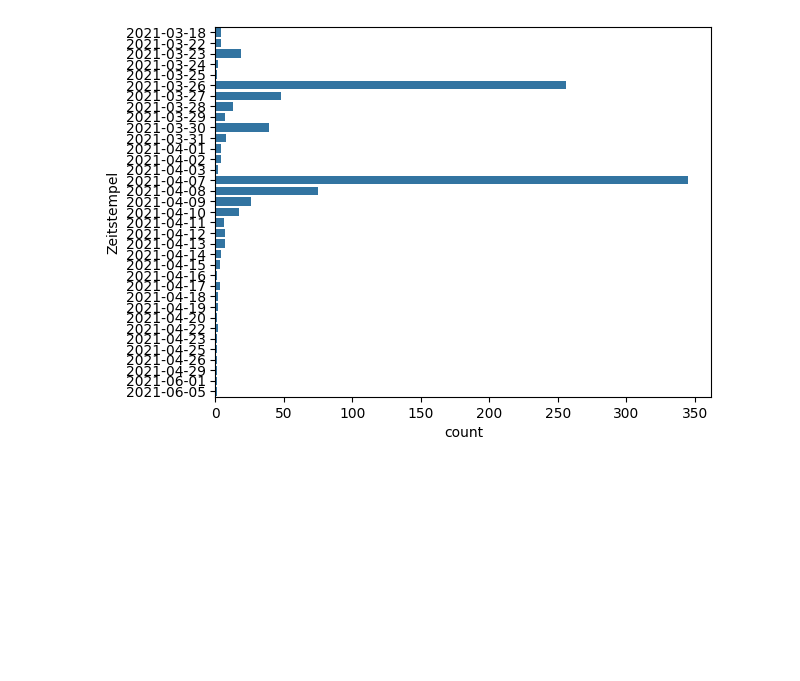
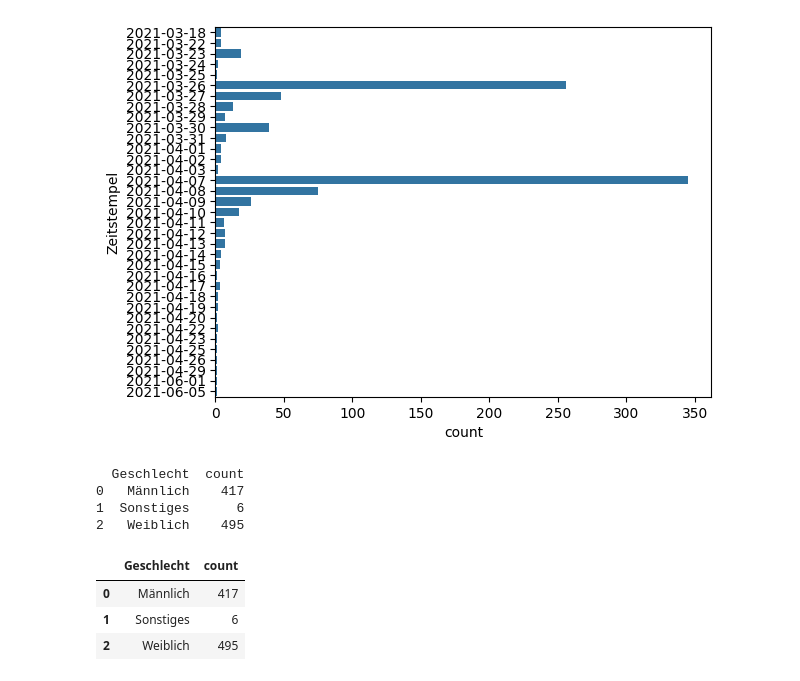
Before and after one commit to s2110458011/BA2024, a Jupyter notebook: src/testing/simple_chart.ipynb, the cells around one changed output. Saved outputs shown, nothing was run; the diff lists cells and outputs as text; code cells hidden in the pictures; blank space fills up the shorter version.

```diff
--- a/src/testing/simple_chart.ipynb
+++ b/src/testing/simple_chart.ipynb
@@ -55,0 +67,12 @@ sns.barplot(df_counts, y='Zeitstempel', x='count')
+# %%
+chart_data = get_data_for_simple_chart(data, 'Geschlecht')
+chart_data
+# %% [output]
+  Geschlecht  count
+0   Männlich    417
+1  Sonstiges      6
+2   Weiblich    495
+|  | Geschlecht | count |
+| 0 | Männlich | 417 |
+| 1 | Sonstiges | 6 |
+| 2 | Weiblich | 495 |
```
Also changed, not shown: parts of 5 cells of this notebook, 4 other files.
